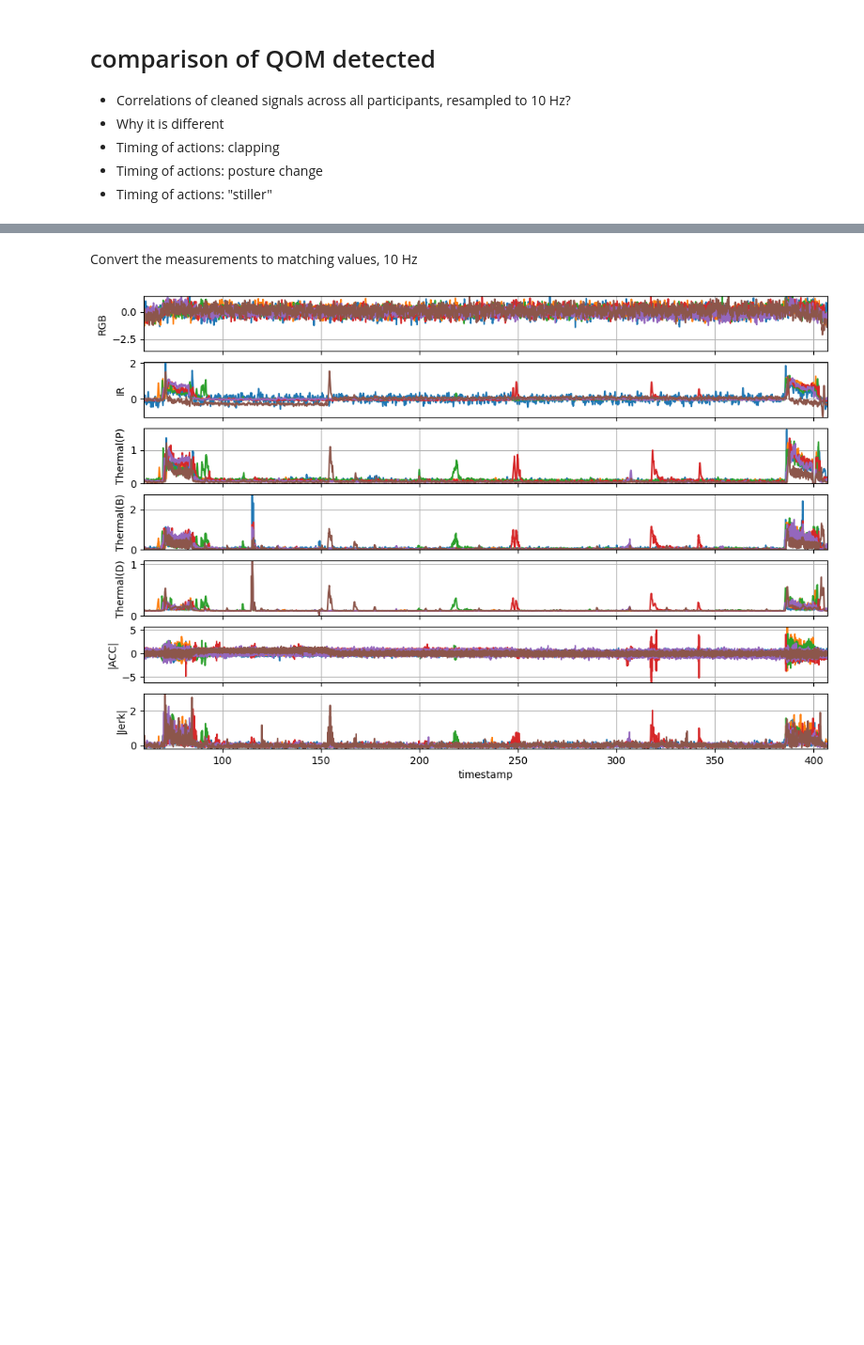
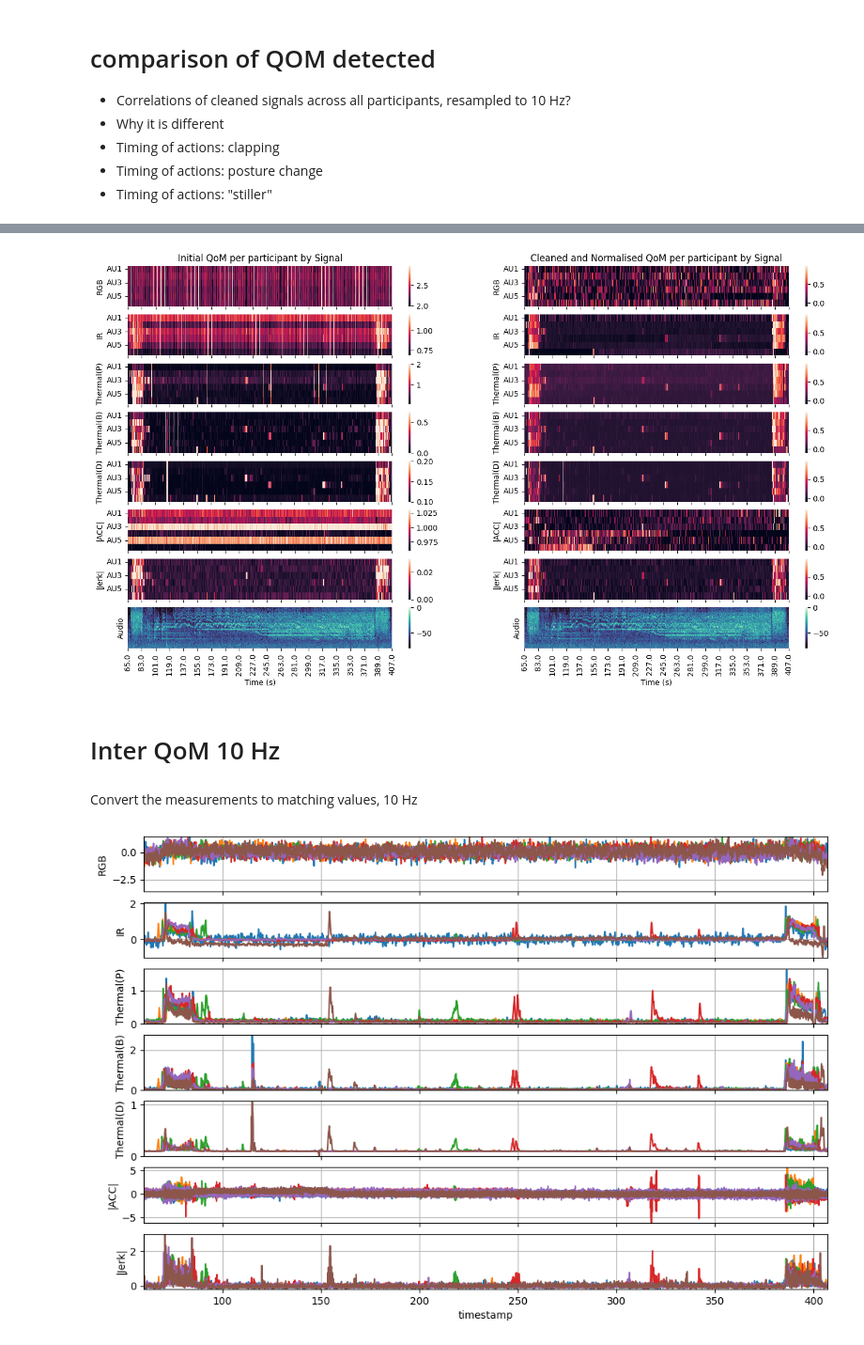
Before and after one commit to finn42/motion-comparison-signal-prep, a Jupyter notebook: 04_QOM_Comparisons_10hz_1Hz.ipynb, the cells around one changed output, grey strips where cells are left out. Shown at 94% size. Saved outputs shown, nothing was run; the diff lists cells and outputs as text; code cells hidden in the pictures; blank space fills up the shorter version.

```diff
--- a/04_QOM_Comparisons_10hz_1Hz.ipynb
+++ b/04_QOM_Comparisons_10hz_1Hz.ipynb
@@ -26,0 +63,16 @@ from scipy.interpolate import interp1d
+# %%
+out_loc = './Data/Processed/'
+
+smal_files = ['rgb_smal.csv','ir_smal.csv','thermalhandheld_smal.csv','thermalbox_smal.csv','therdata_smal.csv','acc_smal.csv','jerk_smal.csv']
+smal_labels = dict(zip(smal_files,['RGB', 'IR', 'Thermal(P)', 'Thermal(B)', 'Thermal(D)','|ACC|','|Jerk|']))
+# %%
+fig,axes = plt.subplots(len(smal_files),1,figsize=(12,len(smal_files)+1),sharex=True)
+for i in range(len(smal_files)):
+    data = pd.read_csv(out_loc + smal_files[i],index_col=0).loc[60:,:]
+    data.plot(ax = axes[i],legend=False)
+    ymax = data.max().max()
+    ymin = data.min().min()
+
+    axes[i].grid()
+    axes[i].set(xlim = [60,407],ylabel = smal_labels[smal_files[i]],ylim = [ymin,ymax])
+plt.show()
@@ -27 +108,54 @@ from scipy.interpolate import interp1d
+# %%
+ori_sources = ['rgb','ir','thermalhandheld', 'thermalbox','therdata','acc','jerk_filt10']
+samplerates=dict(zip(ori_sources,[59.97,59.97,25,50,4,400,10]))
+
+fig,axes = plt.subplots(8,2,figsize=(17,9))
+for i in range(len(ori_sources)):
+    data = pd.read_csv(out_loc + ori_sources[i]+'.csv',index_col=0).loc[65:407,:]
+    vM= np.round(data.quantile(0.95).quantile(0.8),2)
+    vm = np.round(data.quantile(0.05).quantile(0.2),2)
+    chart = sns.heatmap(data=data.transpose(),cmap="rocket",vmin=vm, vmax=vM,ax=axes[i,0] ) #vmin=-0.2, vmax=1.00,
+    axes[i,0].set(ylabel = smal_labels[smal_files[i]])
+    times = data.index
+    num_ticks = 20
+    xticks = np.linspace(0, len(times) - 1, num_ticks, dtype='int')
+    xticklabels = [np.round(times[idx],1) for idx in xticks]
+    axes[i,0].set(xticks = xticks,xticklabels= [])
+    # if i == len(smal_files)-1: axes[i,0].set(xticks = xticks,xticklabels= xticklabels,xlabel='Time (s)')
+    if i == 0:  axes[i,0].set(title='Initial QoM per participant by Signal')
+ax = axes[7,0]
+chart = sns.heatmap(data=C_df.loc[65:407,:].transpose(), cmap="mako",ax=ax)
+times = C_df.loc[65:407,:].index
+num_ticks = 20
+xticks = np.linspace(0, len(times) - 1, num_ticks, dtype='int')
+xticklabels = [np.round(times[idx],1) for idx in xticks]
+ax.set(xticks = xticks,yticks=[],xticklabels= xticklabels,xlabel='Time (s)',ylabel='Audio')
+
+for i in range(len(smal_files)):
+    data = pd.read_csv(out_loc + smal_files[i],index_col=0).loc[65:407,:]
+    chart = sns.heatmap(data=data.transpose(),vmin=-0.1, vmax=0.98,cmap="rocket",ax=axes[i,1])
+    axes[i,1].set(ylabel = smal_labels[smal_files[i]],xticklabels=[])
+    times = data.index
+    num_ticks = 20
+    xticks = np.linspace(0, len(times) - 1, num_ticks, dtype='int')
+    xticklabels = [np.round(times[idx],1) for idx in xticks]
+    axes[i,1].set(xticks = xticks,xticklabels= [])
+    # if i == len(smal_files)-1: axes[i,1].set(xticks = xticks,xticklabels= xticklabels,xlabel='Time (s)')
+    if i == 0:  axes[i,1].set(title='Cleaned and Normalised QoM per participant by Signal')
+
+ax = axes[7,1]
+chart = sns.heatmap(data=C_df.loc[65:407,:].transpose(), cmap="mako",ax=ax)
+times = C_df.loc[65:407,:].index
+num_ticks = 20
+xticks = np.linspace(0, len(times) - 1, num_ticks, dtype='int')
+xticklabels = [np.round(times[idx],1) for idx in xticks]
+ax.set(xticks = xticks,yticks=[],xticklabels= xticklabels,xlabel='Time (s)',ylabel='Audio')
+# fig.tight_layout()
+
+plt.savefig('./plots/'+ 'QoM_Raw_Cleaned.png',dpi = 300)
+plt.show()
+# %% [output]
+[figure, added]
+# %% [markdown]
+# Inter QoM 10 Hz
 # %%
```
Also changed, not shown: parts of 11 cells of this notebook, 40 other files.
